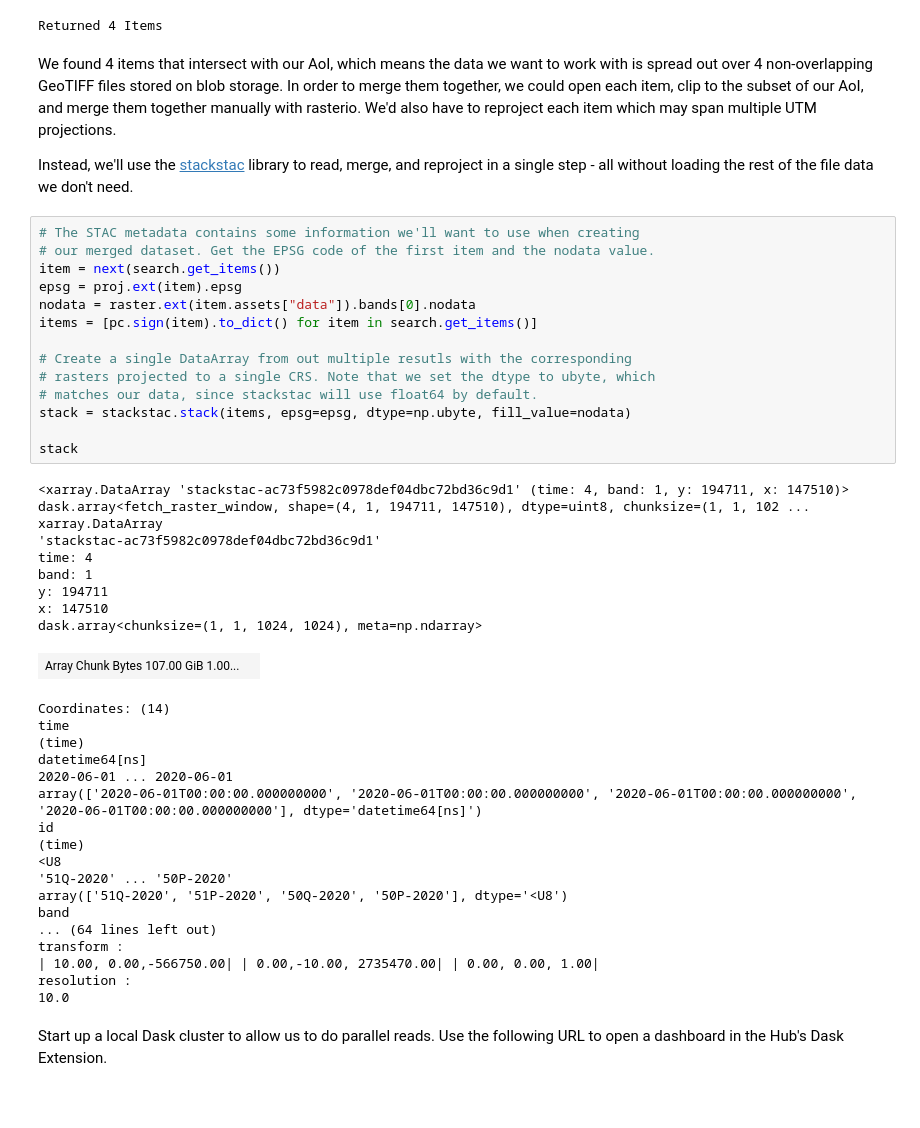
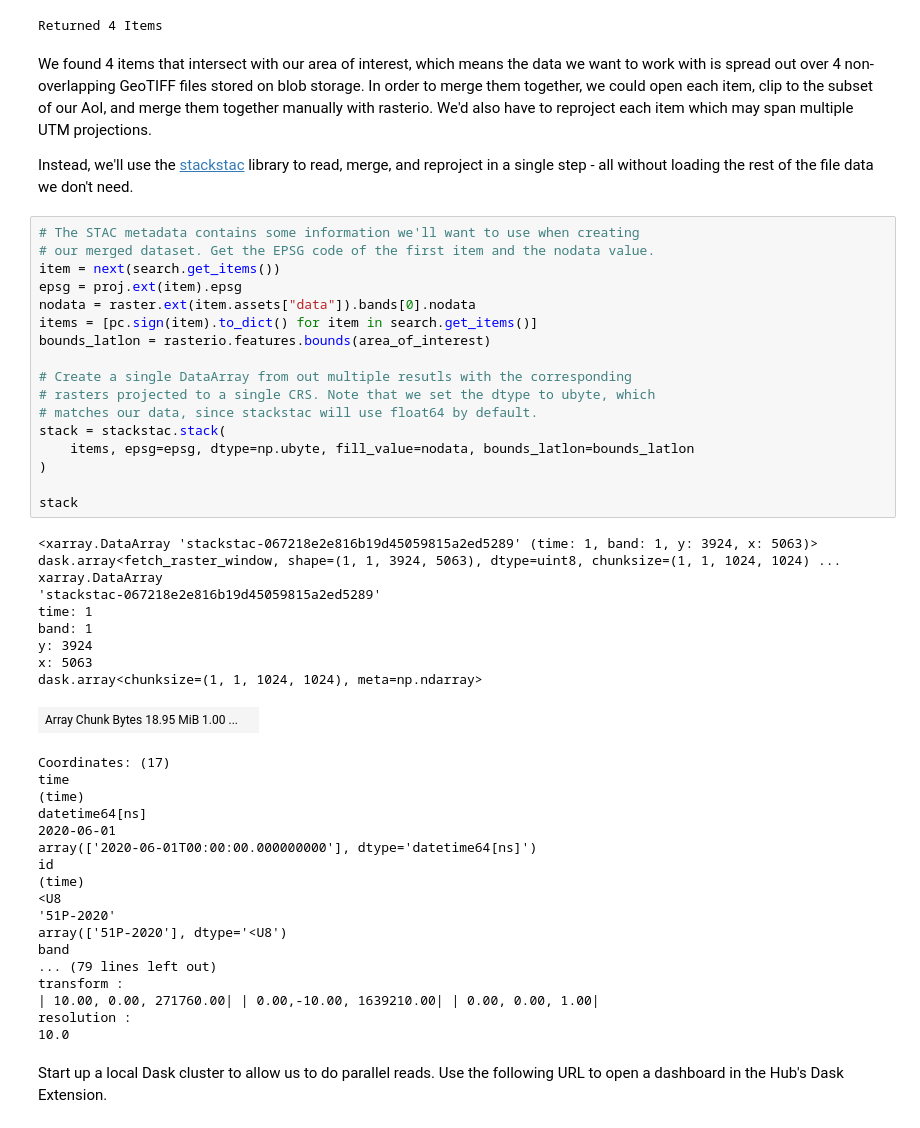
Before and after one commit to microsoft/PlanetaryComputerExamples, a Jupyter notebook: datasets/io-lulc/io-lulc-example.ipynb, the cells around one changed output. Saved outputs shown, nothing was run; the diff lists cells and outputs as text; blank space fills up the shorter version.

```diff
--- a/datasets/io-lulc/io-lulc-example.ipynb
+++ b/datasets/io-lulc/io-lulc-example.ipynb
@@ -59,48 +57,51 @@ print(f"Returned {len(items)} Items")
 # %% [output]
 Returned 4 Items
 # %% [markdown]
-We found 4 items that intersect with our AoI, which means the data we want to work with is spread out over 4 non-overlapping GeoTIFF files stored on blob storage. In order to merge them together, we could open each item, clip to the subset of our AoI, and merge them together manually with rasterio. We'd also have to reproject each item which may span multiple UTM projections.
+We found 4 items that intersect with our area of interest, which means the data we want to work with is spread out over 4 non-overlapping GeoTIFF files stored on blob storage. In order to merge them together, we could open each item, clip to the subset of our AoI, and merge them together manually with rasterio. We'd also have to reproject each item which may span multiple UTM projections.
 
 Instead, we'll use the [stackstac](https://stackstac.readthedocs.io/en/latest/) library to read, merge, and reproject in a single step - all without loading the rest of the file data we don't need.
 # %%
 # The STAC metadata contains some information we'll want to use when creating
 # our merged dataset. Get the EPSG code of the first item and the nodata value.
 item = next(search.get_items())
 epsg = proj.ext(item).epsg
 nodata = raster.ext(item.assets["data"]).bands[0].nodata
 items = [pc.sign(item).to_dict() for item in search.get_items()]
+bounds_latlon = rasterio.features.bounds(area_of_interest)
 
 # Create a single DataArray from out multiple resutls with the corresponding
 # rasters projected to a single CRS. Note that we set the dtype to ubyte, which
 # matches our data, since stackstac will use float64 by default.
-stack = stackstac.stack(items, epsg=epsg, dtype=np.ubyte, fill_value=nodata)
+stack = stackstac.stack(
+    items, epsg=epsg, dtype=np.ubyte, fill_value=nodata, bounds_latlon=bounds_latlon
+)
 
 stack
 # %% [output]
-<xarray.DataArray 'stackstac-ac73f5982c0978def04dbc72bd36c9d1' (time: 4, band: 1, y: 194711, x: 147510)> dask.array<fetch_raster_window, shape=(4, 1, 194711, 147510), dtype=uint8, chunksize=(1, 1, 102 ...
+<xarray.DataArray 'stackstac-067218e2e816b19d45059815a2ed5289' (time: 1, band: 1, y: 3924, x: 5063)> dask.array<fetch_raster_window, shape=(1, 1, 3924, 5063), dtype=uint8, chunksize=(1, 1, 1024, 1024) ...
 xarray.DataArray
-'stackstac-ac73f5982c0978def04dbc72bd36c9d1'
-time: 4
+'stackstac-067218e2e816b19d45059815a2ed5289'
+time: 1
 band: 1
-y: 194711
-x: 147510
+y: 3924
+x: 5063
 dask.array<chunksize=(1, 1, 1024, 1024), meta=np.ndarray>
-| Array Chunk Bytes 107.00 GiB 1.00... |  |
+| Array Chunk Bytes 18.95 MiB 1.00 ... |  |
-Coordinates: (14)
+Coordinates: (17)
 time
 (time)
 datetime64[ns]
-2020-06-01 ... 2020-06-01
-array(['2020-06-01T00:00:00.000000000', '2020-06-01T00:00:00.000000000', '2020-06-01T00:00:00.000000000', '2020-06-01T00:00:00.000000000'], dtype='datetime64[ns]')
+2020-06-01
+array(['2020-06-01T00:00:00.000000000'], dtype='datetime64[ns]')
 id
 (time)
 <U8
-'51Q-2020' ... '50P-2020'
-array(['51Q-2020', '51P-2020', '50Q-2020', '50P-2020'], dtype='<U8')
+'51P-2020'
+array(['51P-2020'], dtype='<U8')
 band
-... (64 lines left out)
+... (79 lines left out)
 transform :
-| 10.00, 0.00,-566750.00| | 0.00,-10.00, 2735470.00| | 0.00, 0.00, 1.00|
+| 10.00, 0.00, 271760.00| | 0.00,-10.00, 1639210.00| | 0.00, 0.00, 1.00|
 resolution :
 10.0
 # %% [markdown]
```
Also changed, not shown: parts of 12 cells of this notebook, 5 other files.
